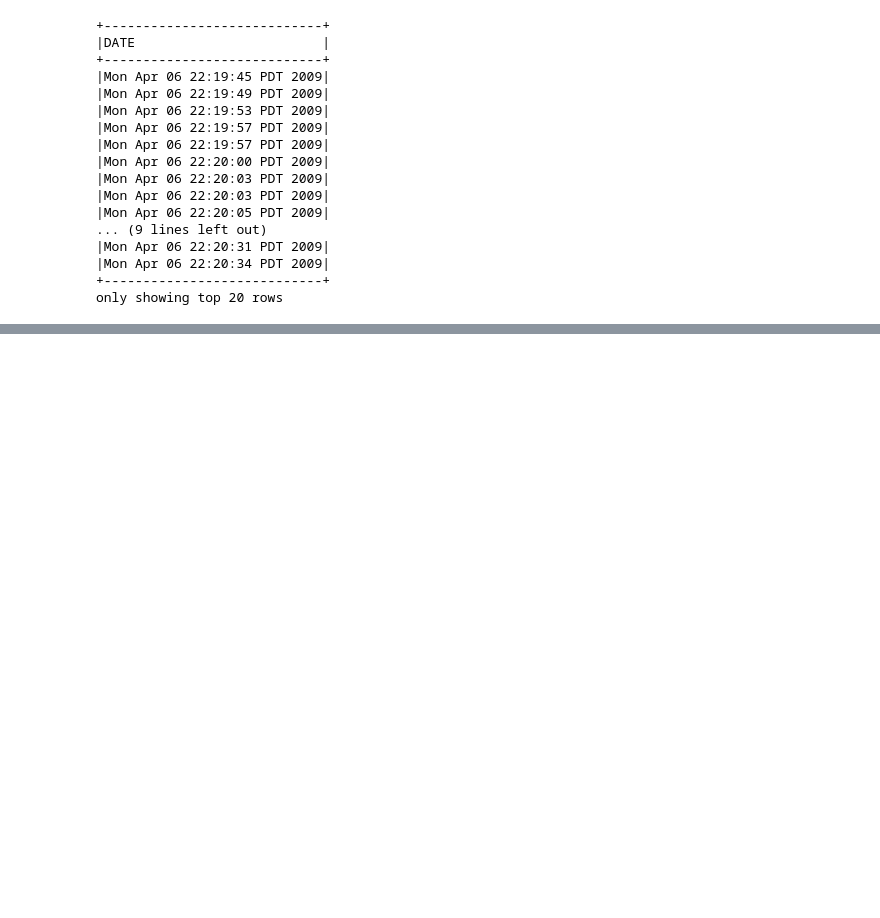
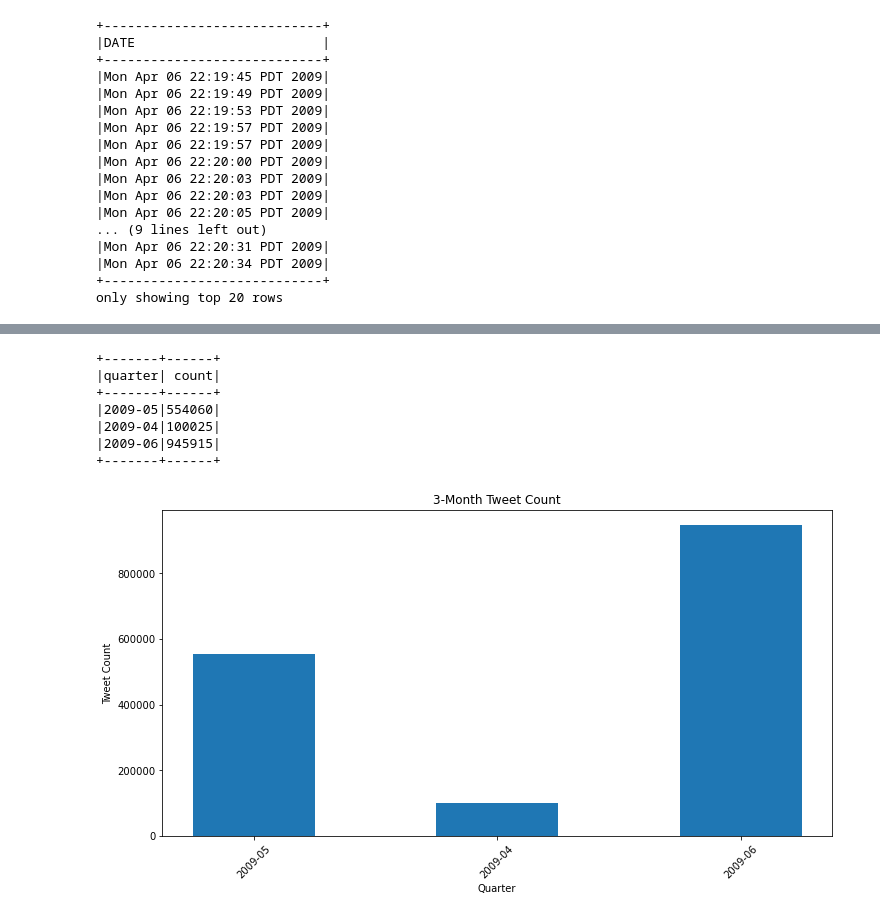
Before and after one commit to mzmalkoc/S2CA2_2023034, a Jupyter notebook: S2CA2.ipynb, the cells around one changed output, grey strips where cells are left out. Drawn from its saved outputs; the diff is of its cells as text; code cells hidden in the pictures; blank space fills up the shorter version.

```diff
--- a/S2CA2.ipynb
+++ b/S2CA2.ipynb
@@ -757,0 +970,29 @@ only showing top 20 rows
+# %%
+import matplotlib.pyplot as plt
+from pyspark.sql.functions import date_format
+
+# 3-Month Analysis
+quarterly_data = date_df.groupBy(date_format("TIMESTAMP", "yyyy-MM")).count()
+quarterly_data = quarterly_data.withColumnRenamed("date_format(TIMESTAMP, yyyy-MM)", "quarter")
+quarterly_data.show()
+
+# Get the results and visualize it
+quarterly_data_pd = quarterly_data.toPandas()
+
+# Plot for 3-Month Time Series
+plt.figure(figsize=(12, 6))
+plt.bar(quarterly_data_pd["quarter"], quarterly_data_pd["count"], width=0.5)
+plt.title("3-Month Tweet Count")
+plt.xlabel("Quarter")
+plt.ylabel("Tweet Count")
+plt.xticks(rotation=45)
+plt.show()
+# %% [output]
++-------+------+
+|quarter| count|
++-------+------+
+|2009-05|554060|
+|2009-04|100025|
+|2009-06|945915|
++-------+------+
+[figure, added]
```
Also changed, not shown: parts of 44 cells of this notebook.
